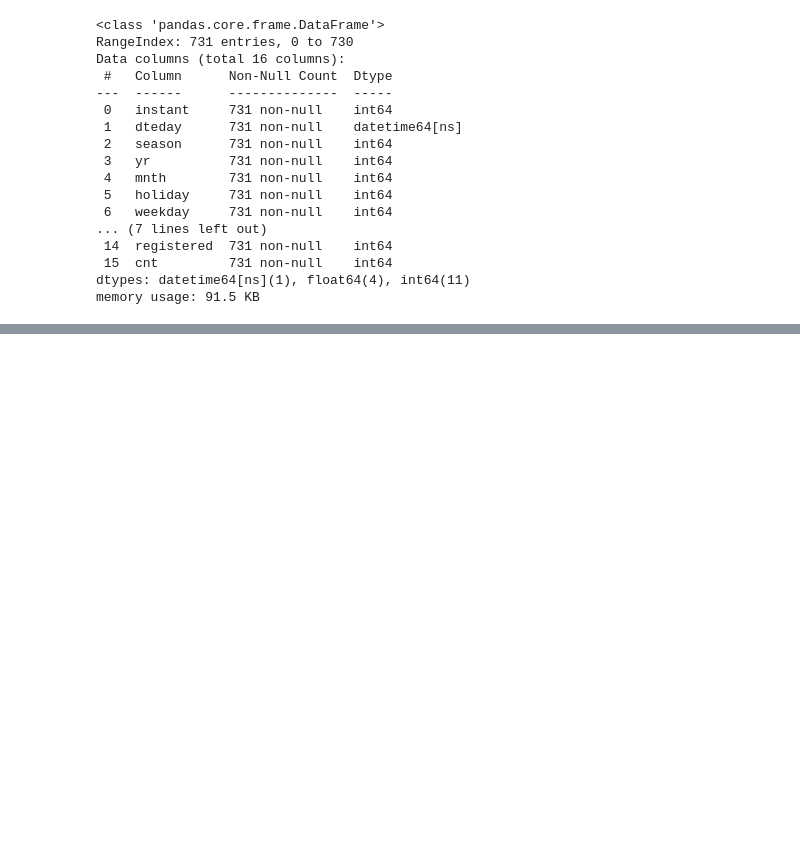
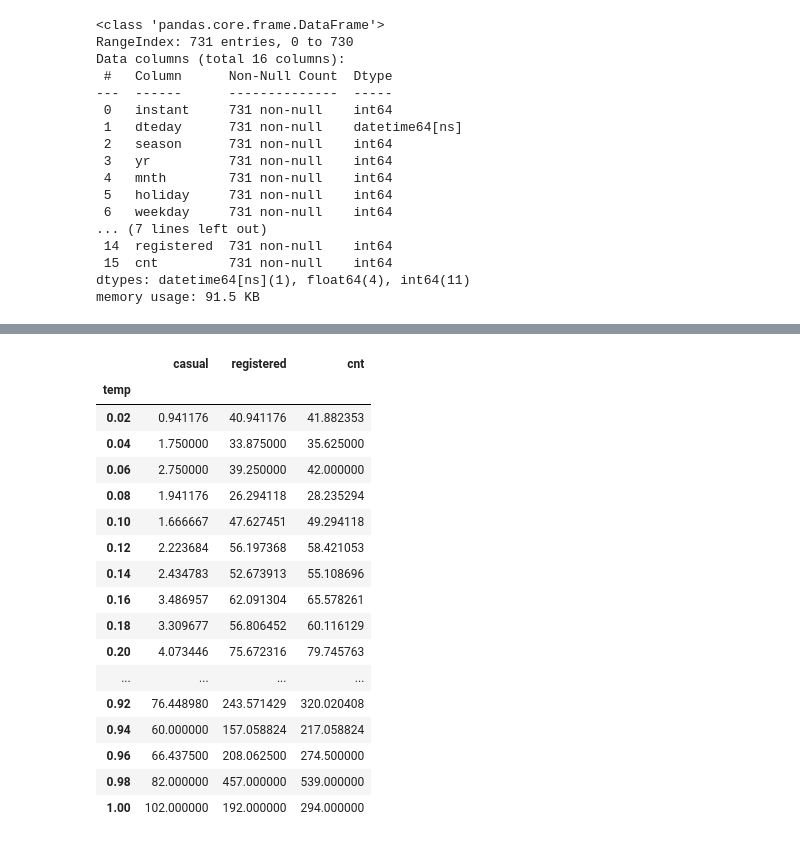
Before and after one commit to duevanofairuz/fp-data-analytics-python-dicoding, a Jupyter notebook: fp-submissions/notebook.ipynb, the cells around one changed output, grey strips where cells are left out. Cells and saved outputs as stored; diff of their text form; code cells hidden in the pictures; blank space fills up the shorter version.

```diff
--- a/fp-submissions/notebook.ipynb
+++ b/fp-submissions/notebook.ipynb
@@ -267,0 +333,26 @@ memory usage: 91.5 KB
+# %%
+#pengaruh temperatur udara terhadap pengguna sepeda di setiap jam nya
+hour_df.groupby(by="temp").agg({
+    'casual': 'mean',
+    'registered': 'mean',
+    'cnt': 'mean'
+})
+# %% [output]
+|  | casual | registered | cnt |
+| temp |  |  |  |
+| 0.02 | 0.941176 | 40.941176 | 41.882353 |
+| 0.04 | 1.750000 | 33.875000 | 35.625000 |
+| 0.06 | 2.750000 | 39.250000 | 42.000000 |
+| 0.08 | 1.941176 | 26.294118 | 28.235294 |
+| 0.10 | 1.666667 | 47.627451 | 49.294118 |
+| 0.12 | 2.223684 | 56.197368 | 58.421053 |
+| 0.14 | 2.434783 | 52.673913 | 55.108696 |
+| 0.16 | 3.486957 | 62.091304 | 65.578261 |
+| 0.18 | 3.309677 | 56.806452 | 60.116129 |
+| 0.20 | 4.073446 | 75.672316 | 79.745763 |
+| ... | ... | ... | ... |
+| 0.92 | 76.448980 | 243.571429 | 320.020408 |
+| 0.94 | 60.000000 | 157.058824 | 217.058824 |
+| 0.96 | 66.437500 | 208.062500 | 274.500000 |
+| 0.98 | 82.000000 | 457.000000 | 539.000000 |
+| 1.00 | 102.000000 | 192.000000 | 294.000000 |
```
Also changed, not shown: parts of 8 cells of this notebook.
